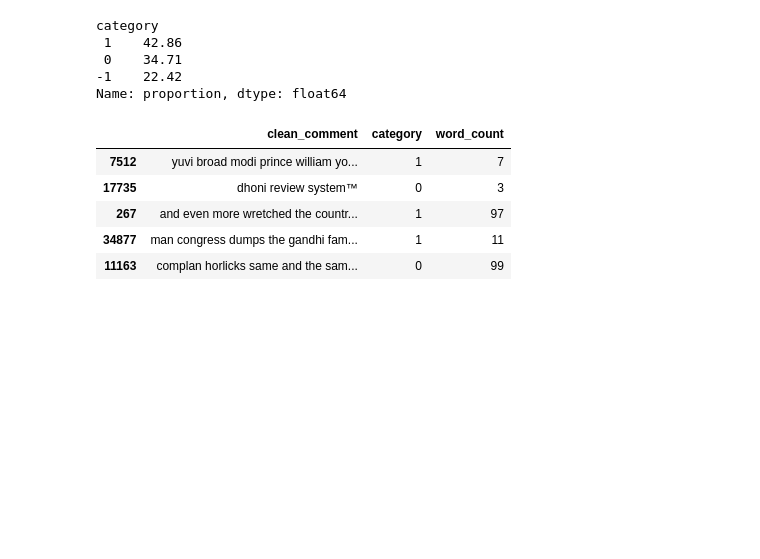
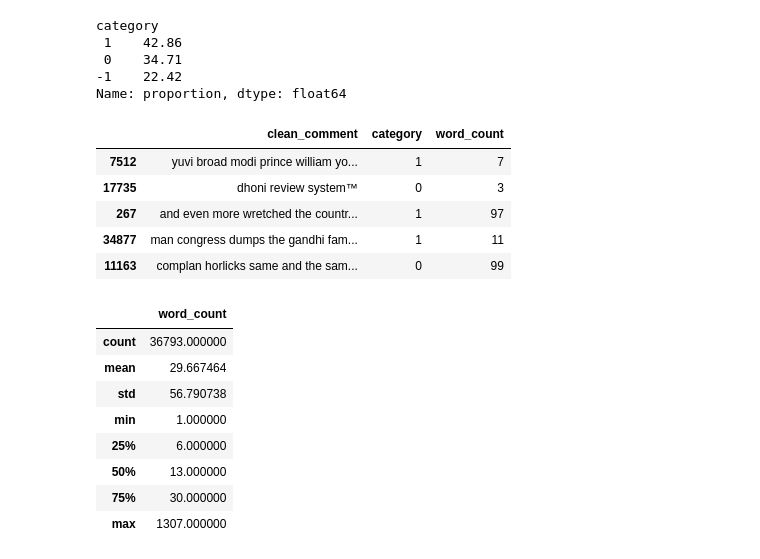
Before and after one commit to shovo896/Youtube_Sentiment_Insights, a Jupyter notebook: notebooks/preprocessing_and_eda.ipynb, the cells around one changed output. Drawn from its saved outputs; the diff is of its cells as text; code cells hidden in the pictures; blank space fills up the shorter version.

```diff
--- a/notebooks/preprocessing_and_eda.ipynb
+++ b/notebooks/preprocessing_and_eda.ipynb
@@ -208,3 +208,15 @@ df.sample(5)
 | 267 | and even more wretched the countr... | 1 | 97 |
 | 34877 | man congress dumps the gandhi fam... | 1 | 11 |
 | 11163 | complan horlicks same and the sam... | 0 | 99 |
+# %%
+df[['word_count']].describe()
+# %% [output]
+|  | word_count |
+| count | 36793.000000 |
+| mean | 29.667464 |
+| std | 56.790738 |
+| min | 1.000000 |
+| 25% | 6.000000 |
+| 50% | 13.000000 |
+| 75% | 30.000000 |
+| max | 1307.000000 |
```
